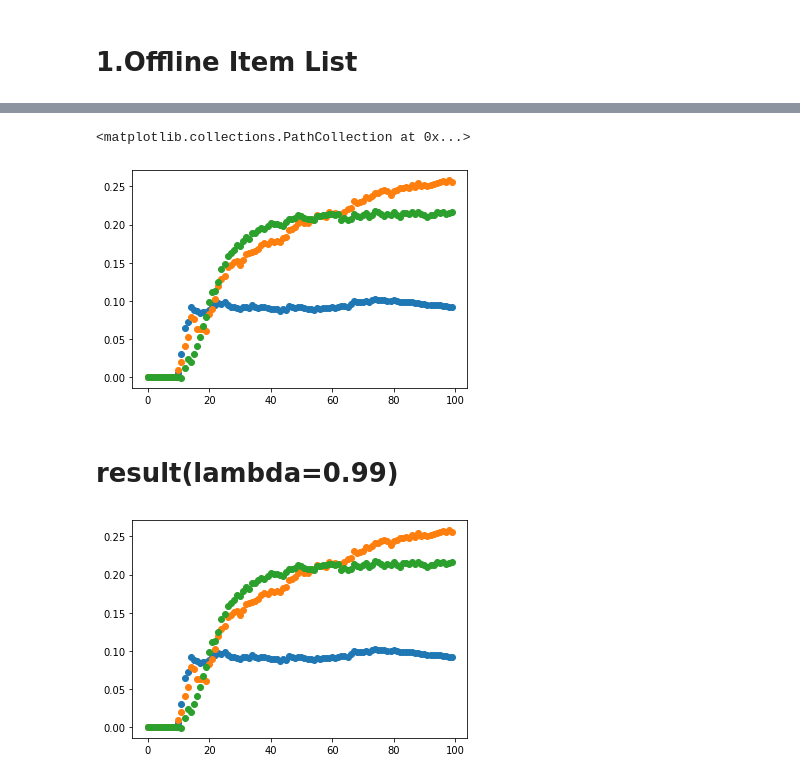
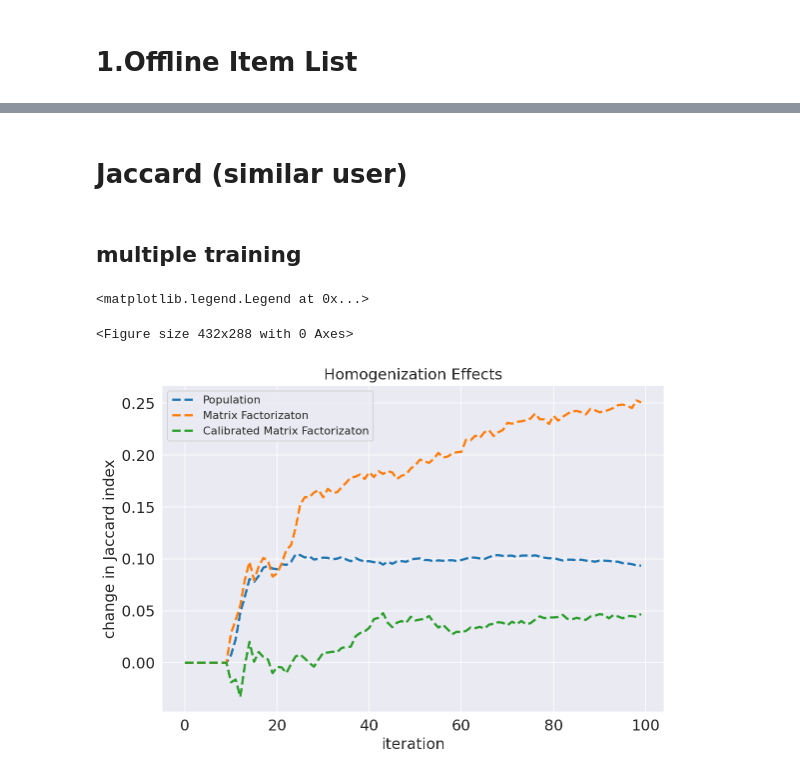
Before and after one commit to r09944035vsfu1/team12_recommendation, a Jupyter notebook: Simulation.ipynb, the cells around one changed output, grey strips where cells are left out. Saved outputs shown, nothing was run; the diff lists cells and outputs as text; code cells hidden in the pictures.

Commit message:
add multiple/single training, population and item distrbution plot

```diff
--- a/Simulation.ipynb
+++ b/Simulation.ipynb
@@ -27,3 +29,7 @@ Requirement already satisfied: six in /home/fengyu/miniconda3/envs/matching/lib/
+# %%
+# Use seaborn style
+import seaborn as sns
+sns.set_style("darkgrid")
 # %% [markdown]
 # MF utils
 # %%
@@ -46,13 +52,13 @@ def recommend_all(bpr, user_item_table, user_num, top_k):
         rank_list.append(single_rank_list)
         score_list.append(single_score_list)
     return rank_list, score_list
-def train(user_item_table, bpr=None):
+def train(user_item_table, bpr=None, trainning_iter=100):
     user_item_train, user_item_test = data_loader(user_item_table)
     np.random.seed(1234)
     if bpr:
         bpr.fit(user_item_train.T.tocsr())
     else:
-        bpr = BayesianPersonalizedRanking(iterations=100)
+        bpr = BayesianPersonalizedRanking(iterations=trainning_iter)
         bpr.fit(user_item_train.T.tocsr())
     return bpr
 def mf_neighnorhood(u_id, mf):
@@ -123,7 +129,7 @@ class ItemAttributes:
         return distribution_list
 
 
-def calibration_all(rank_list, score_list, itemId2Item, ideal_distribution_list):
+def calibration_all(rank_list, score_list, itemId2Item, ideal_distribution_list, topk, lmbda=0.99):
     calibrated_rank_list = []
     for user_id in range(len(rank_list)):
 
@@ -134,10 +140,11 @@ def calibration_all(rank_list, score_list, itemId2Item, ideal_distribution_list)
         # preprocess and get ideal distribution
         for i in range(len(user_ranking_list)):
             user_ranking_list[i].score = user_score_list[i]
+
         user_ideal_distribution = ideal_distribution_list[user_id]
 
         # calibration
-        postprocess_user_rank_list, _ = calib_recommend(user_ranking_list, user_ideal_distribution, topn=len(rank_list[user_id]), lmbda=0.99)
+        postprocess_user_rank_list, _ = calib_recommend(user_ranking_list, user_ideal_distribution, topn=topk, lmbda=lmbda)
         calibrated_rank_list.append(postprocess_user_rank_list)
     return calibrated_rank_list
 # %% [markdown]
@@ -405,15 +301,20 @@ for _ in range(10):
-# %%
-plt.clf()
-plt.scatter(list(range(100)), np.array(jaccard_list).mean(axis=0)[:,0])
-plt.scatter(list(range(100)), np.array(jaccard_list).mean(axis=0)[:,1])
-plt.scatter(list(range(100)), np.array(jaccard_list).mean(axis=0)[:,2])
-# %% [output]
-<matplotlib.collections.PathCollection at 0x...>
-[figure, removed]
-# %% [markdown]
-# result(lambda=0.99)
-# %%
-from IPython.display import Image
-Image(filename='simulation_result/online_099.png')
-# %% [output]
-[figure, removed]
+# %% [markdown]
+# Jaccard (similar user)
+# %% [markdown]
+## multiple training
+# %%
+plt.clf()
+plt.figure(figsize=(6*1.5,4*1.5))
+plt.plot(list(range(np.array(jaccard_list).shape[1])), np.array(jaccard_list).mean(axis=0)[:,0],'--',label='Population', linewidth=2.3)
+plt.plot(list(range(np.array(jaccard_list).shape[1])), np.array(jaccard_list).mean(axis=0)[:,1],'--',label='Matrix Factorizaton',linewidth=2.3)
+plt.plot(list(range(np.array(jaccard_list).shape[1])), np.array(jaccard_list).mean(axis=0)[:,2],'--',label='Calibrated Matrix Factorizaton',linewidth=2.3)
+plt.xlabel('iteration',fontsize=15)
+plt.ylabel('change in Jaccard index',fontsize=15)
+plt.title("Homogenization Effects",fontsize=15)
+plt.xticks(fontsize=15)
+plt.yticks(fontsize=15)
+plt.legend(prop={'size': 11})
+# %% [output]
+<matplotlib.legend.Legend at 0x...>
+<Figure size 432x288 with 0 Axes>
+[figure, added]
```
Also changed, not shown: parts of 17 cells of this notebook, 1 other file.
